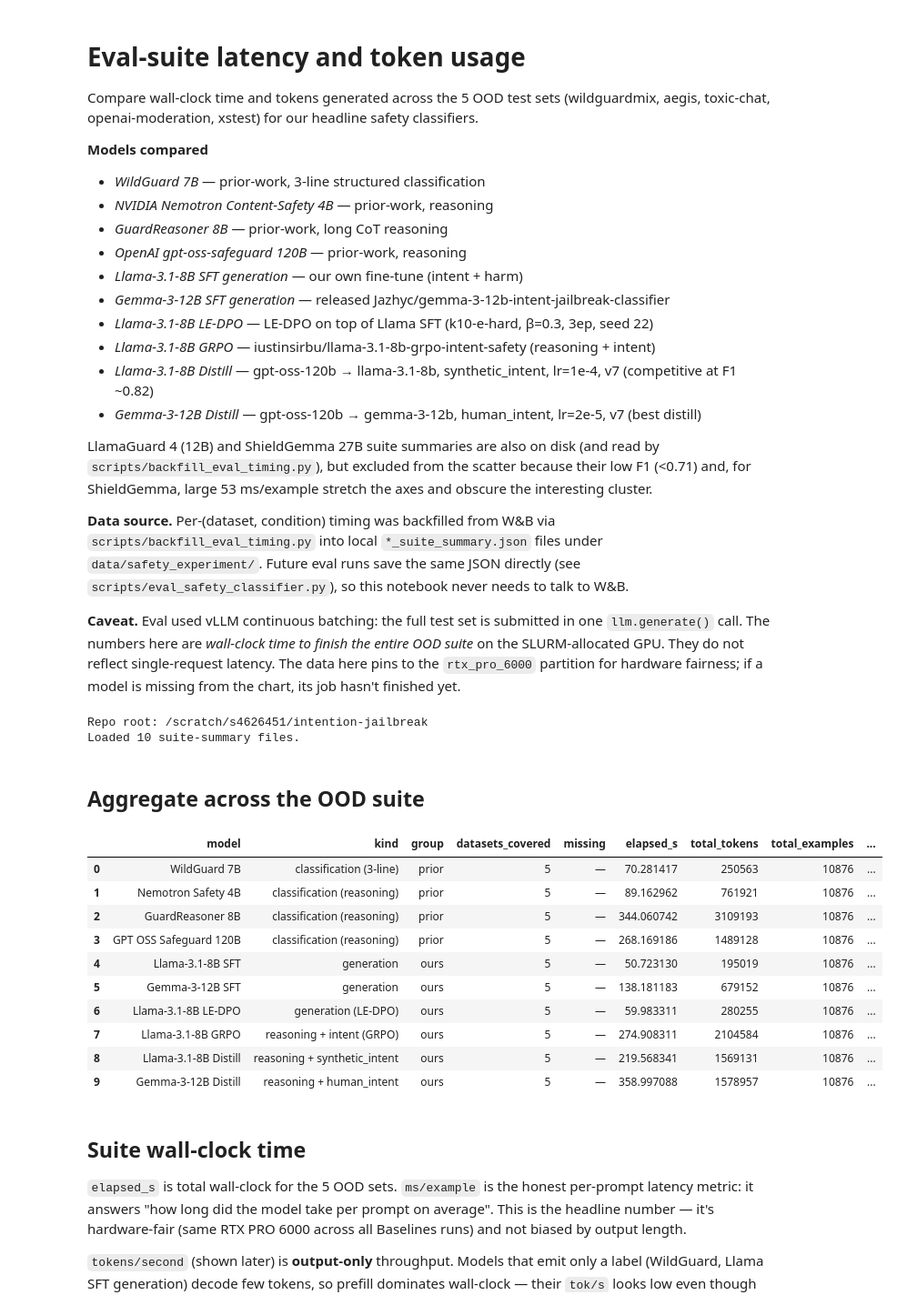
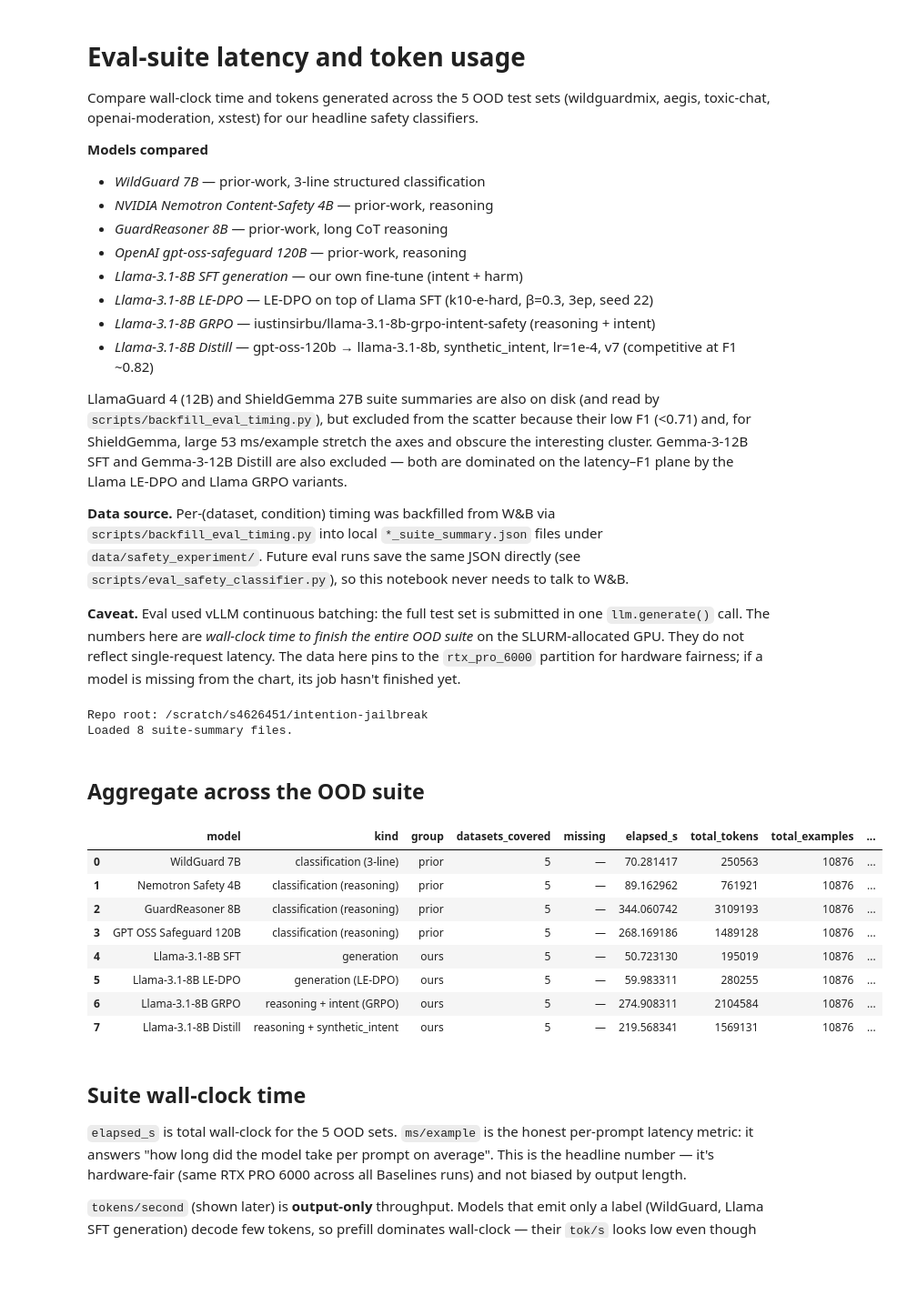
Before and after one commit to Jazhyc/aims-safety-classification, a Jupyter notebook: notebooks/baselines/eval_suite_timing.ipynb, the cells around one changed output. Shown at 91% size. Cells and saved outputs as stored; diff of their text form; code cells hidden in the pictures; blank space fills up the shorter version.

```diff
--- a/notebooks/baselines/eval_suite_timing.ipynb
+++ b/notebooks/baselines/eval_suite_timing.ipynb
@@ -9,13 +9,11 @@ Compare wall-clock time and tokens generated across the 5 OOD test sets (wildgua
 - *GuardReasoner 8B* — prior-work, long CoT reasoning
 - *OpenAI gpt-oss-safeguard 120B* — prior-work, reasoning
 - *Llama-3.1-8B SFT generation* — our own fine-tune (intent + harm)
-- *Gemma-3-12B SFT generation* — released Jazhyc/gemma-3-12b-intent-jailbreak-classifier
 - *Llama-3.1-8B LE-DPO* — LE-DPO on top of Llama SFT (k10-e-hard, β=0.3, 3ep, seed 22)
 - *Llama-3.1-8B GRPO* — iustinsirbu/llama-3.1-8b-grpo-intent-safety (reasoning + intent)
 - *Llama-3.1-8B Distill* — gpt-oss-120b → llama-3.1-8b, synthetic_intent, lr=1e-4, v7 (competitive at F1 ~0.82)
-- *Gemma-3-12B Distill* — gpt-oss-120b → gemma-3-12b, human_intent, lr=2e-5, v7 (best distill)
 
-LlamaGuard 4 (12B) and ShieldGemma 27B suite summaries are also on disk (and read by `scripts/backfill_eval_timing.py`), but excluded from the scatter because their low F1 (<0.71) and, for ShieldGemma, large 53 ms/example stretch the axes and obscure the interesting cluster.
+LlamaGuard 4 (12B) and ShieldGemma 27B suite summaries are also on disk (and read by `scripts/backfill_eval_timing.py`), but excluded from the scatter because their low F1 (<0.71) and, for ShieldGemma, large 53 ms/example stretch the axes and obscure the interesting cluster. Gemma-3-12B SFT and Gemma-3-12B Distill are also excluded — both are dominated on the latency–F1 plane by the Llama LE-DPO and Llama GRPO variants.
 
 **Data source.** Per-(dataset, condition) timing was backfilled from W&B via `scripts/backfill_eval_timing.py` into local `*_suite_summary.json` files under `data/safety_experiment/`. Future eval runs save the same JSON directly (see `scripts/eval_safety_classifier.py`), so this notebook never needs to talk to W&B.
 
@@ -44,6 +42,9 @@ OOD_DATASETS = ['wildguardmix', 'aegis', 'toxic-chat', 'openai-moderation', 'xst
 # coloring. LlamaGuard 4 (12B) and ShieldGemma (27B) suite summaries exist on disk
 # but are excluded here because their F1 (<0.71) and ShieldGemma's 53 ms/ex stretch
 # the scatter axes too far and squash the interesting cluster around F1 0.79–0.84.
+# Gemma-3-12B SFT and Gemma-3-12B Distill are dominated on the latency-F1 plane
+# (Llama LE-DPO and Llama GRPO beat them on both axes) so they're omitted from
+# both the scatter and the LaTeX table to avoid clutter.
 MODELS = [
     {
         'label': 'WildGuard 7B',
@@ -76,12 +77,6 @@ MODELS = [
         'path': DATA / 'sft' / 'meta-llama_Llama-3.1-8B-Instruct_finetuned_generation_suite_summary.json',
     },
     {
-        'label': 'Gemma-3-12B SFT',
-        'kind': 'generation',
-        'group': 'ours',
-        'path': DATA / 'sft' / 'google_gemma-3-12b-it_finetuned_generation_suite_summary.json',
-    },
-    {
         'label': 'Llama-3.1-8B LE-DPO',
         'kind': 'generation (LE-DPO)',
         'group': 'ours',
@@ -102,13 +97,6 @@ MODELS = [
         'group': 'ours',
         'path': DATA / 'distillation' / 'openai-gpt-oss-120b' / 'llama-3.1-8b' / 'synthetic_intent'
                 / 'meta-llama_Llama-3.1-8B-Instruct_finetuned_reasoning_synthetic_intent_suite_summary.json',
-    },
-    {
-        'label': 'Gemma-3-12B Distill',
-        'kind': 'reasoning + human_intent',
-        'group': 'ours',
-        'path': DATA / 'distillation' / 'openai-gpt-oss-120b' / 'gemma-3-12b' / 'human_intent'
-                / 'google_gemma-3-12b-it_finetuned_reasoning_human_intent_suite_summary.json',
     },
 ]
 
@@ -135,6 +123,24 @@ def _count_jsonl_records(suite_path: Path, model_slug: str, condition: str, data
         return 0
     with open(jsonl, 'rb') as f:
         return sum(1 for _ in f)
+
+
+def _sum_jsonl_tokens(suite_path: Path, model_slug: str, condition: str, dataset_name: str) -> int:
+    """Source-of-truth generated-token count: sum of `num_tokens` in the .jsonl.
+
+    Same W&B parser bug that broke F1=0 also inflated the summary's
+    `total_tokens` for Gemma SFT generation (by 2–4×), likely because the
+    broken parser double-counted prompt tokens. The per-prediction `num_tokens`
+    field in the .jsonl is the true generated-token count.
+    """
+    jsonl = suite_path.parent / dataset_name / f"{model_slug}_{condition}.jsonl"
+    if not jsonl.exists():
+        return 0
+    total = 0
+    with open(jsonl) as f:
+        for line in f:
+            total += int(json.loads(line).get('num_tokens') or 0)
+    return total
 
 
 def _recompute_f1_from_jsonl(
@@ -170,7 +176,7 @@ def _recompute_f1_from_jsonl(
     return 2 * prec * rec / (prec + rec) if (prec + rec) else 0.0
 # %% [output]
 Repo root: /scratch/s4626451/intention-jailbreak
-Loaded 10 suite-summary files.
+Loaded 8 suite-summary files.
 # %% [markdown]
 ## Aggregate across the OOD suite
 # %%
@@ -200,8 +206,11 @@ for m in MODELS:
         # (e.g. Gemma SFT generation logged total=0 across all datasets). Read
         # the row count straight from the .jsonl instead.
         n_ds = _count_jsonl_records(m['path'], model_slug, condition, ds)
+        # Same parser bug inflated total_tokens by 2-4× for Gemma SFT; always
+        # use the per-prediction num_tokens sum from the .jsonl as the truth.
+        tokens_ds = _sum_jsonl_tokens(m['path'], model_slug, condition, ds)
         elapsed += float(match.get('elapsed_s') or 0.0)
-        tokens += int(match.get('total_tokens') or 0)
+        tokens += tokens_ds
         n += n_ds
         # F1 from the summary, with a .jsonl-recompute fallback when the
         # summary's F1 is 0 (parser-failure bug at log time).
@@ -215,7 +224,7 @@ for m in MODELS:
             'model': m['label'],
             'dataset': ds,
             'elapsed_s': float(match.get('elapsed_s') or 0.0),
-            'total_tokens': int(match.get('total_tokens') or 0),
+            'total_tokens': tokens_ds,
             'total_examples': n_ds,
             'f1': f1,
             'tokens_per_second': float(match.get('tokens_per_second') or 0.0),
@@ -231,38 +240,36 @@ for m in MODELS:
         'group': m.get('group', 'ours'),
         'datasets_covered': len(covered),
         'missing': ', '.join(missing) if missing else '—',
         'elapsed_s': elapsed,
         'total_tokens': tokens,
         'total_examples': n,
         'tokens_per_example': tokens / n if n else 0.0,
         # ms/example is the honest latency metric — tokens/s is misleading for models with
         # short outputs (prefill dominates, so short-output models look slow on tok/s).
         'ms_per_example': 1000 * elapsed / n if n else 0.0,
         'examples_per_second': n / elapsed if elapsed else 0.0,
         'tokens_per_second': tokens / elapsed if elapsed else 0.0,
         # Mean F1 actually used in the scatter / table. Either the paper override
         # or the locally-computed mean (with .jsonl fallback for parser-bug runs).
         'mean_ood_f1': mean_ood_f1,
         'mean_ood_f1_local': computed_mean_f1,
         'ood_f1_n_datasets': f1_count,
         'f1_source': 'paper' if paper_f1 is not None else 'local',
     })
 
 suite = pd.DataFrame(rows)
 per_ds = pd.DataFrame(per_dataset_rows)
 suite
 # %% [output]
 |  | model | kind | group | datasets_covered | missing | elapsed_s | total_tokens | total_examples | ... |
 | 0 | WildGuard 7B | classification (3-line) | prior | 5 | — | 70.281417 | 250563 | 10876 | ... |
 | 1 | Nemotron Safety 4B | classification (reasoning) | prior | 5 | — | 89.162962 | 761921 | 10876 | ... |
 | 2 | GuardReasoner 8B | classification (reasoning) | prior | 5 | — | 344.060742 | 3109193 | 10876 | ... |
 | 3 | GPT OSS Safeguard 120B | classification (reasoning) | prior | 5 | — | 268.169186 | 1489128 | 10876 | ... |
 | 4 | Llama-3.1-8B SFT | generation | ours | 5 | — | 50.723130 | 195019 | 10876 | ... |
-| 5 | Gemma-3-12B SFT | generation | ours | 5 | — | 138.181183 | 679152 | 10876 | ... |
-| 6 | Llama-3.1-8B LE-DPO | generation (LE-DPO) | ours | 5 | — | 59.983311 | 280255 | 10876 | ... |
-| 7 | Llama-3.1-8B GRPO | reasoning + intent (GRPO) | ours | 5 | — | 274.908311 | 2104584 | 10876 | ... |
-| 8 | Llama-3.1-8B Distill | reasoning + synthetic_intent | ours | 5 | — | 219.568341 | 1569131 | 10876 | ... |
-| 9 | Gemma-3-12B Distill | reasoning + human_intent | ours | 5 | — | 358.997088 | 1578957 | 10876 | ... |
+| 5 | Llama-3.1-8B LE-DPO | generation (LE-DPO) | ours | 5 | — | 59.983311 | 280255 | 10876 | ... |
+| 6 | Llama-3.1-8B GRPO | reasoning + intent (GRPO) | ours | 5 | — | 274.908311 | 2104584 | 10876 | ... |
+| 7 | Llama-3.1-8B Distill | reasoning + synthetic_intent | ours | 5 | — | 219.568341 | 1569131 | 10876 | ... |
 # %% [markdown]
 ## Suite wall-clock time
 
```
Also changed, not shown: parts of 7 cells of this notebook, 1 other file.
